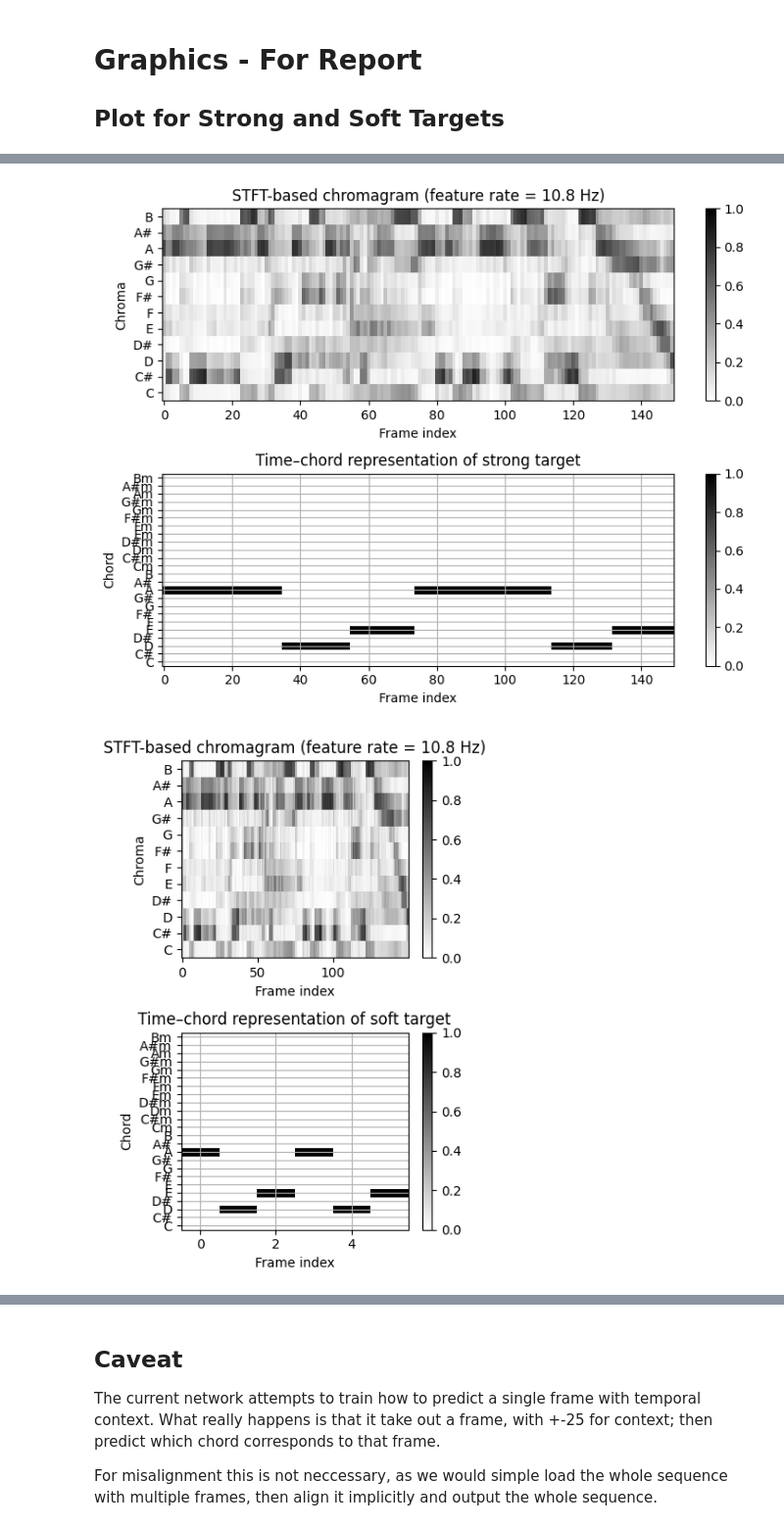
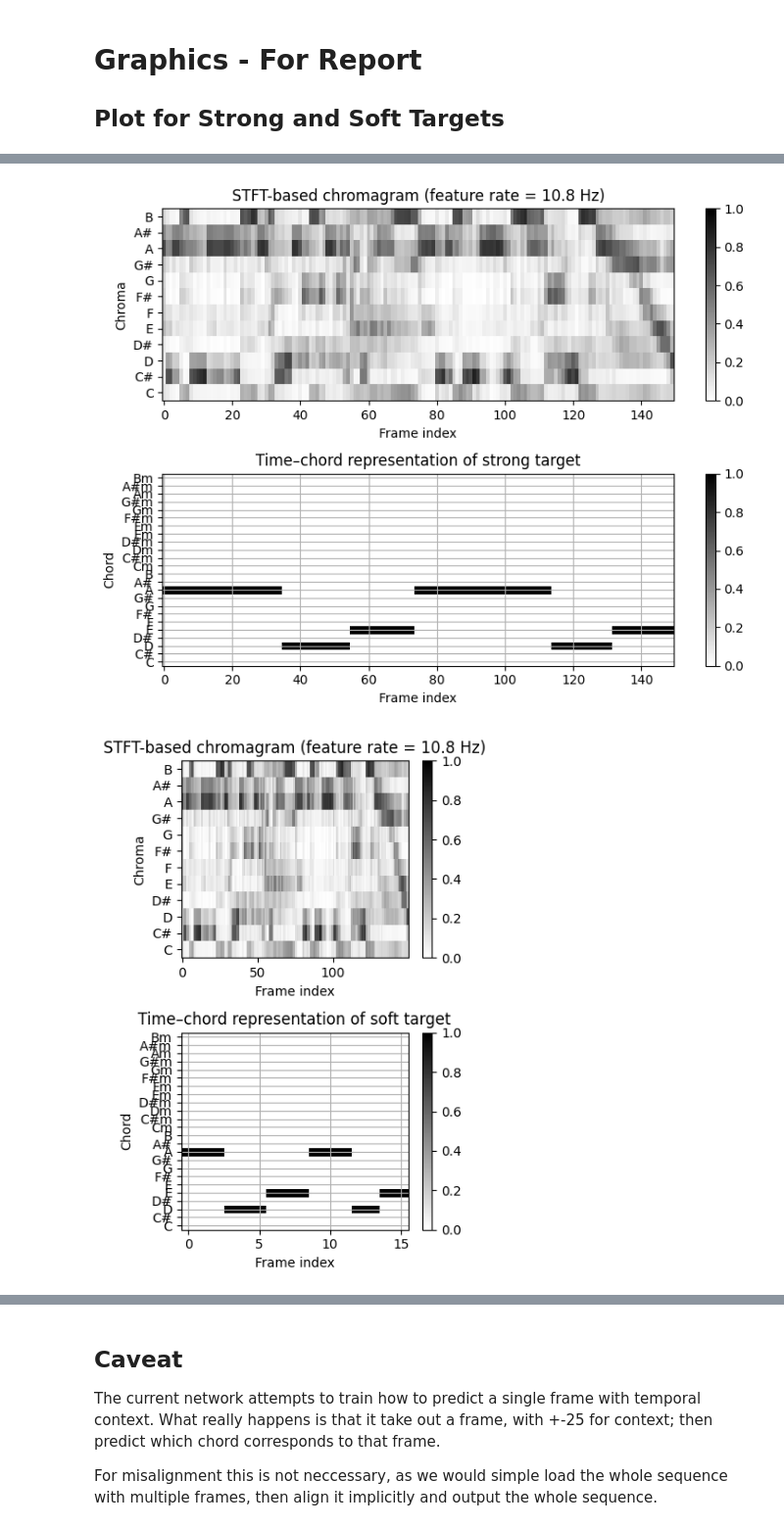
Before and after one commit to Kiro-V/mir-sdtw, a Jupyter notebook: src/main.ipynb, the cells around one changed output, grey strips where cells are left out. Shown at 98% size. Drawn from its saved outputs; the diff is of its cells as text; code cells hidden in the pictures.

Commit message:
fixed uniform padding, update report

```diff
--- a/src/main.ipynb
+++ b/src/main.ipynb
@@ -106,7 +106,8 @@ train_set = data_utils.create_dataset(data_dict=X_dict_STFT,
                            song_indices=train_set_indices,
                            dataset_params=train_set_params,
                            dataset_description='train',
-                           mode='soft')
+                           mode='soft',
+                           pad='uniform')
 
 print('\n')
 
@@ -119,5 +120,6 @@ val_set = data_utils.create_dataset(data_dict=X_dict_STFT,
                          song_indices=val_set_indices,
                          dataset_params=val_set_params,
                          dataset_description='val',
-                         mode='soft')
+                         mode='soft',
+                         pad='uniform')
 # %% [output]
@@ -130,2 +141,21 @@ Total segments created for train dataset: 43
 - PennyL added to val set. Segments: 12
 Total segments created for val dataset: 12
+# %%
+Fs_X = 10.5
+# Visualizing Soft Target
+for sample_seg, sample_target in train_set:
+    stft1 = sample_seg
+    chord1 = sample_target
+    break
+
+# Plot soft target sample
+fig, ax = plt.subplots(2, 1, figsize=(5, 6))
+libfmp.b.plot_chromagram(stft1.T, ax=[ax[0]], Fs=1, clim=[0, 1], xlabel='Frame index',
+                         title='STFT-based chromagram (feature rate = %0.1f Hz)' % (Fs_X))
+libfmp.b.plot_matrix(chord1.T, ax=[ax[1]], Fs=1,
+                        title='Time–chord representation of soft target',
+                        ylabel='Chord', xlabel='Frame index')
+ax[1].grid()
+ax[1].set_yticks(np.arange( len(chord_labels) ))
+ax[1].set_yticklabels(chord_labels)
+plt.tight_layout()
@@ -726,7 +771,7 @@ soft_set = data_utils.create_dataset(data_dict=X_dict_STFT,
                             dataset_params=train_set_params,
                             dataset_description='train',
                             mode='soft',
-                            pad=None)
+                            pad='uniform')
 soft_loader_params = {'batch_size': 1, 'shuffle': False, 'num_workers': 0, 'collate_fn': None}
 strong_loader = torch.utils.data.DataLoader(strong_set, **strong_loader_params)
 
@@ -779,4 +833,4 @@ Total segments created for train dataset: 43
 - LetItBFull added to train set. Segments: 17
 Total segments created for train dataset: 43
 [figure]
-[figure, old version]
+[figure, new version]
```
Also changed, not shown: parts of 23 cells of this notebook, 4 other files.
